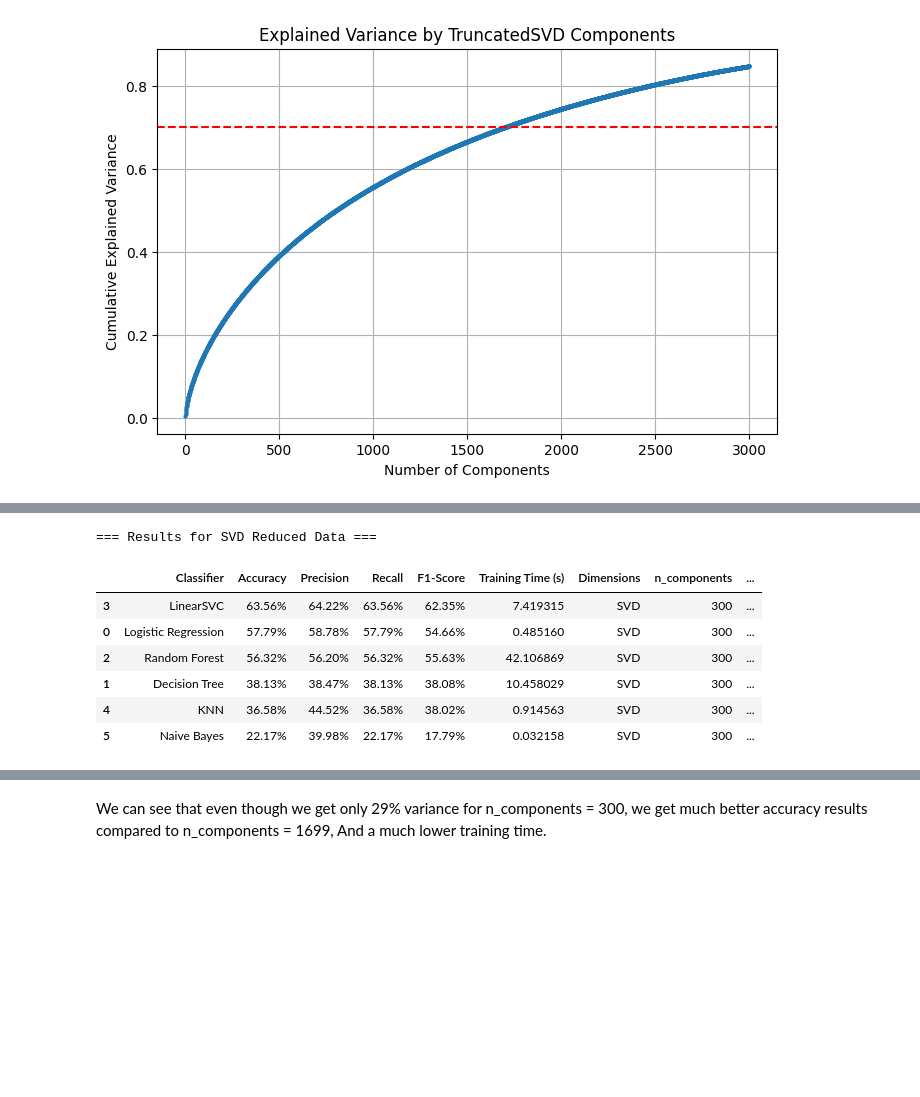
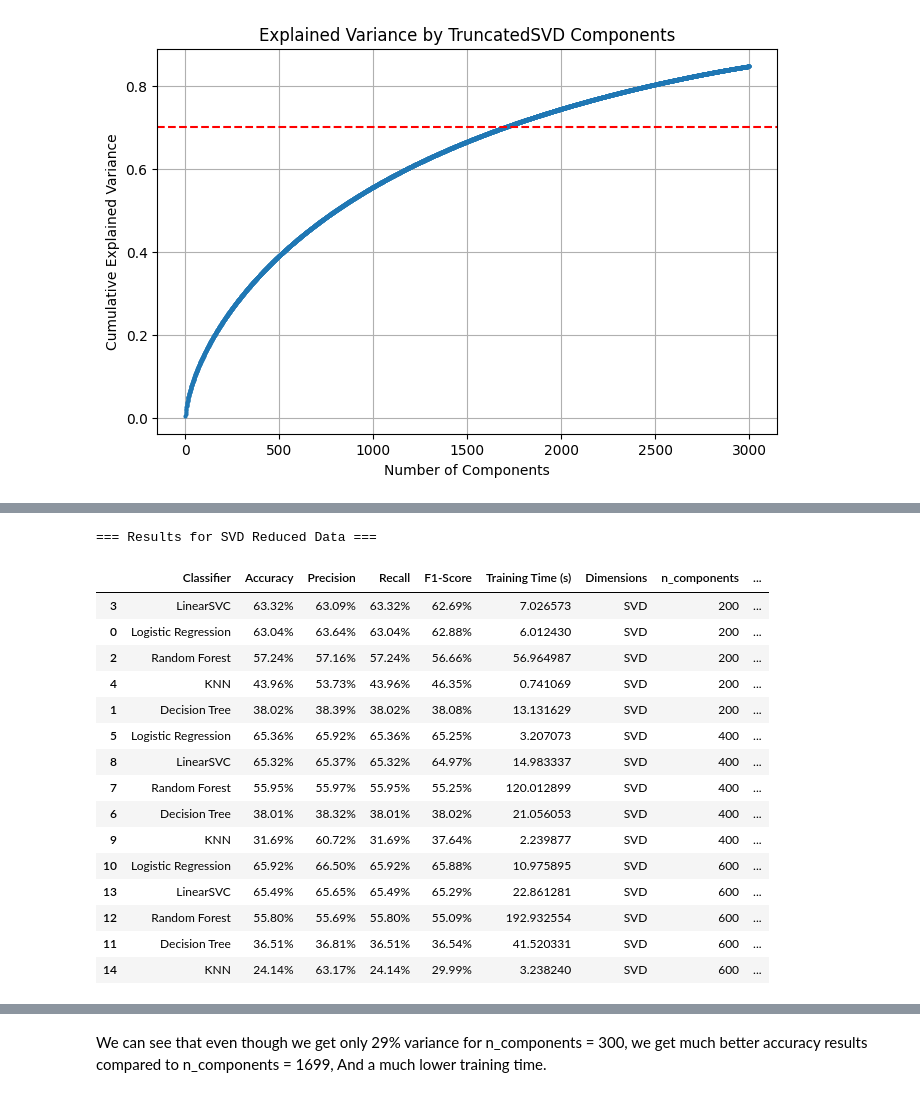
Before and after one commit to benami171/ML_FinalProject, a Jupyter notebook: project.ipynb, the cells around one changed output, grey strips where cells are left out. Cells and saved outputs as stored; diff of their text form; code cells hidden in the pictures; blank space fills up the shorter version.

Commit message:
Refactor output structure for improved clarity in truncated SVD results

```diff
--- a/project.ipynb
+++ b/project.ipynb
@@ -464,58 +446,6 @@ But what if we dont mind low explained variance ?
 # --- SVD Pipeline Testing with Optimal n_components and other values ---
 svd_results = []
 
-n_components = 300
-print(f"\n=== Running SVD with n_components={n_components} ===\n")
-
-# Create SVD pipeline
-svd_pipeline = make_pipeline(
-    TruncatedSVD(n_components=n_components, random_state=42),
-    ShiftTransformer(),          # Shift data to remove negatives
-    Normalizer(copy=False)       # Normalizer is important for kNN and Naive Bayes
-)
-
-# Apply SVD transformation
-X_train_svd = svd_pipeline.fit_transform(X_train_tfidf)
-X_test_svd = svd_pipeline.transform(X_test_tfidf)
-
-# Get explained variance ratio
-svd = svd_pipeline.named_steps['truncatedsvd']
-explained_variance = svd.explained_variance_ratio_.sum()
-print(f"SVD with {n_components} components explains {explained_variance:.2%} of variance")
-# Test each classifier on the reduced data
-for clf_name, clf in classifiers:
-    try:
-        result = evaluate_classifier(clf, X_train_svd, X_test_svd, y_train, y_test, clf_name)
-        result['Dimensions'] = 'SVD'
-        result['n_components'] = n_components
-        result['Explained Variance'] = explained_variance
-        svd_results.append(result)
-        print(f"Completed: {clf_name} with n_components={n_components}")
-    except Exception as e:
-        print(f"Error with {clf_name} on n_components={n_components}: {e}")
-
-# Convert results to DataFrame for better visualization
-results_df = pd.DataFrame(svd_results)
-
-# Filter results for SVD dimensionality reduction
-svd_results = results_df[results_df['Dimensions'] == 'SVD']
-
-# Display table for SVD reduced data results without row numbers
-styled_df = format_results_table(svd_results, groupby='n_components').style\
-    .set_caption("=== Results for SVD Reduced Data ===")\
-    .format({
-        'Accuracy': '{:.2f}%',
-        'Precision': '{:.2f}%',
-        'Recall': '{:.2f}%',
-        'F1-Score': '{:.2f}%'
-    })
-
-display(styled_df)
-
-
-results_svd_list =[]
-
-# Define the dimensionality reduction components to test
 n_components_list = [200,400,600]
 
 # Run SVD with different n_components values
@@ -544,11 +474,26 @@ for n_components in n_components_list:
             result['Dimensions'] = 'SVD'
             result['n_components'] = n_components
             result['Explained Variance'] = explained_variance
-            results_svd_list.append(result)
+            svd_results.append(result)
             print(f"Completed: {clf_name} with n_components={n_components}")
         except Exception as e:
             print(f"Error with {clf_name} on n_components={n_components}: {e}")
 
 # Convert results to DataFrame for better visualization
-results_df2 = pd.DataFrame(results_svd_list)
+results_df = pd.DataFrame(svd_results)
+
+# Filter results for SVD dimensionality reduction
+svd_results = results_df[results_df['Dimensions'] == 'SVD']
+
+# Display table for SVD reduced data results without row numbers
+styled_df = format_results_table(svd_results, groupby='n_components').style\
+    .set_caption("=== Results for SVD Reduced Data ===")\
+    .format({
+        'Accuracy': '{:.2f}%',
+        'Precision': '{:.2f}%',
+        'Recall': '{:.2f}%',
+        'F1-Score': '{:.2f}%'
+    })
+
+display(styled_df)
 # %% [output]
@@ -564,8 +517,17 @@ Completed: Naive Bayes with n_components=300
 === Results for SVD Reduced Data ===
 |  | Classifier | Accuracy | Precision | Recall | F1-Score | Training Time (s) | Dimensions | n_components | ... |
-| 3 | LinearSVC | 63.56% | 64.22% | 63.56% | 62.35% | 7.419315 | SVD | 300 | ... |
-| 0 | Logistic Regression | 57.79% | 58.78% | 57.79% | 54.66% | 0.485160 | SVD | 300 | ... |
-| 2 | Random Forest | 56.32% | 56.20% | 56.32% | 55.63% | 42.106869 | SVD | 300 | ... |
-| 1 | Decision Tree | 38.13% | 38.47% | 38.13% | 38.08% | 10.458029 | SVD | 300 | ... |
-| 4 | KNN | 36.58% | 44.52% | 36.58% | 38.02% | 0.914563 | SVD | 300 | ... |
-| 5 | Naive Bayes | 22.17% | 39.98% | 22.17% | 17.79% | 0.032158 | SVD | 300 | ... |
+| 3 | LinearSVC | 63.32% | 63.09% | 63.32% | 62.69% | 7.026573 | SVD | 200 | ... |
+| 0 | Logistic Regression | 63.04% | 63.64% | 63.04% | 62.88% | 6.012430 | SVD | 200 | ... |
+| 2 | Random Forest | 57.24% | 57.16% | 57.24% | 56.66% | 56.964987 | SVD | 200 | ... |
+| 4 | KNN | 43.96% | 53.73% | 43.96% | 46.35% | 0.741069 | SVD | 200 | ... |
+| 1 | Decision Tree | 38.02% | 38.39% | 38.02% | 38.08% | 13.131629 | SVD | 200 | ... |
+| 5 | Logistic Regression | 65.36% | 65.92% | 65.36% | 65.25% | 3.207073 | SVD | 400 | ... |
+| 8 | LinearSVC | 65.32% | 65.37% | 65.32% | 64.97% | 14.983337 | SVD | 400 | ... |
+| 7 | Random Forest | 55.95% | 55.97% | 55.95% | 55.25% | 120.012899 | SVD | 400 | ... |
+| 6 | Decision Tree | 38.01% | 38.32% | 38.01% | 38.02% | 21.056053 | SVD | 400 | ... |
+| 9 | KNN | 31.69% | 60.72% | 31.69% | 37.64% | 2.239877 | SVD | 400 | ... |
+| 10 | Logistic Regression | 65.92% | 66.50% | 65.92% | 65.88% | 10.975895 | SVD | 600 | ... |
+| 13 | LinearSVC | 65.49% | 65.65% | 65.49% | 65.29% | 22.861281 | SVD | 600 | ... |
+| 12 | Random Forest | 55.80% | 55.69% | 55.80% | 55.09% | 192.932554 | SVD | 600 | ... |
+| 11 | Decision Tree | 36.51% | 36.81% | 36.51% | 36.54% | 41.520331 | SVD | 600 | ... |
+| 14 | KNN | 24.14% | 63.17% | 24.14% | 29.99% | 3.238240 | SVD | 600 | ... |
```
Also changed, not shown: parts of 14 cells of this notebook.
